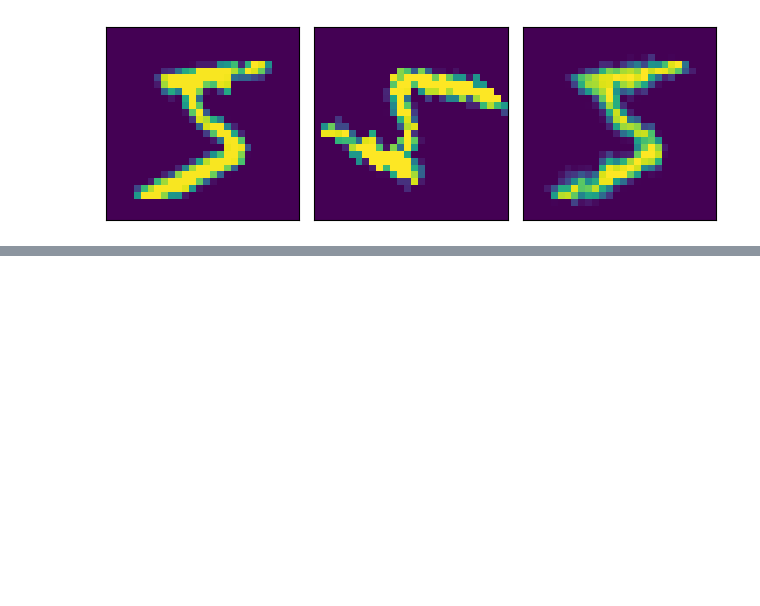
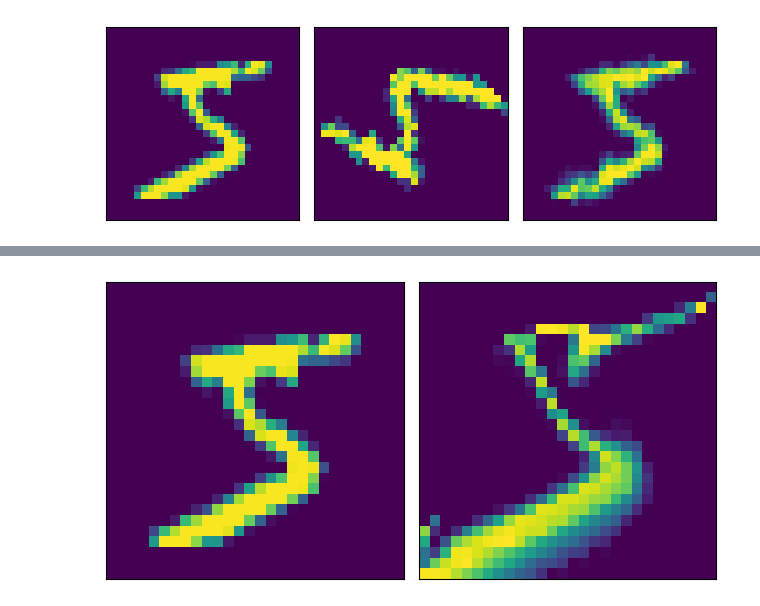
Before and after one commit to wdwatson2/OptimalControlImgReg, a Jupyter notebook: final/examples.ipynb, the cells around one changed output, grey strips where cells are left out. Cells and saved outputs as stored; diff of their text form; code cells hidden in the pictures; blank space fills up the shorter version.

```diff
--- a/final/examples.ipynb
+++ b/final/examples.ipynb
@@ -179,0 +216,9 @@ plot(imgs)
+# %%
+# Lets evaluate an different digit image to see what the transformation does to it
+random_img, _ = train_dataset[0]
+
+test_z = bilinear_interpolation(random_img, z_inv_T, device='cpu').view(1,28,28).transpose(1,2)
+
+plot([random_img, test_z])
+# %% [output]
+[figure, added]
```
Also changed, not shown: parts of 4 cells of this notebook.
